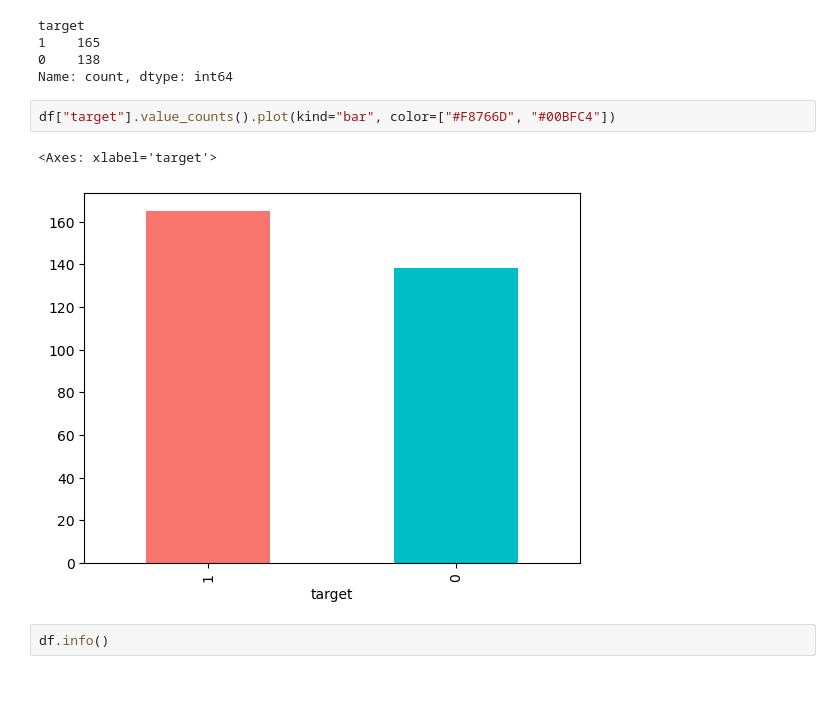
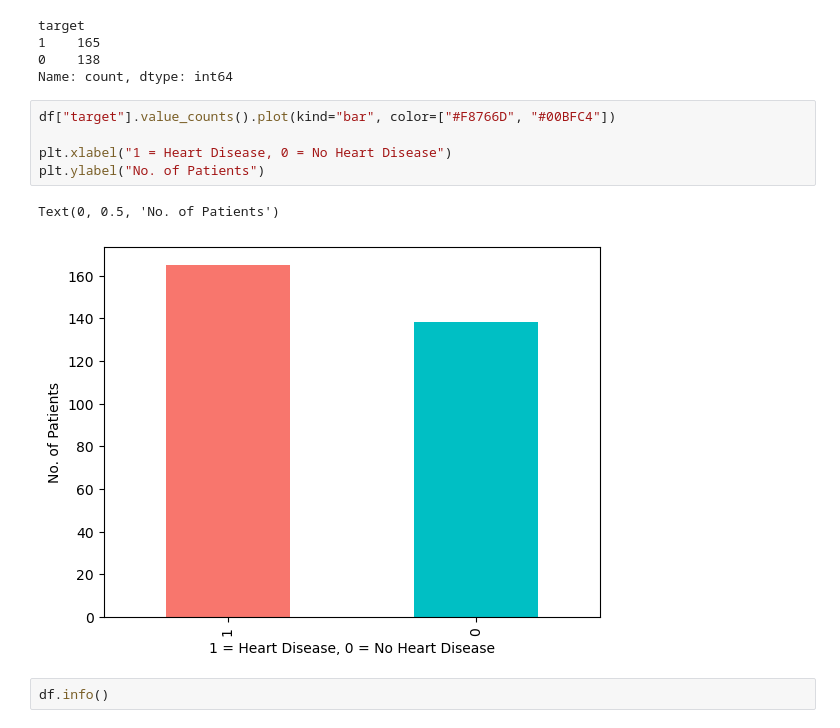
Before and after one commit to Vanmeeg22/heart-disease-classification, a Jupyter notebook: heart-disease-classification.ipynb, the cells around one changed output. Cells and saved outputs as stored; diff of their text form; blank space fills up the shorter version.

```diff
--- a/heart-disease-classification.ipynb
+++ b/heart-disease-classification.ipynb
@@ -124,9 +124,12 @@ target
 Name: count, dtype: int64
 # %%
 df["target"].value_counts().plot(kind="bar", color=["#F8766D", "#00BFC4"])
+
+plt.xlabel("1 = Heart Disease, 0 = No Heart Disease")
+plt.ylabel("No. of Patients")
 # %% [output]
-<Axes: xlabel='target'>
+Text(0, 0.5, 'No. of Patients')
-[figure, old version]
+[figure, new version]
 # %%
 df.info()
 # %% [output]
```
Also changed, not shown: parts of 4 cells of this notebook.
